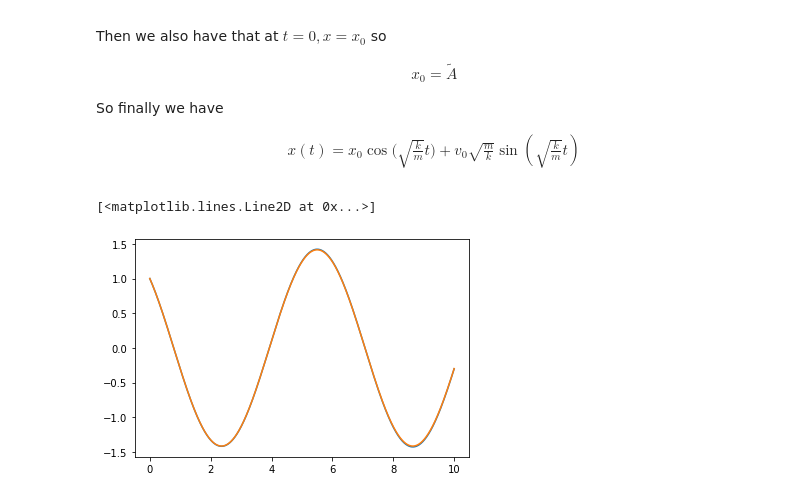
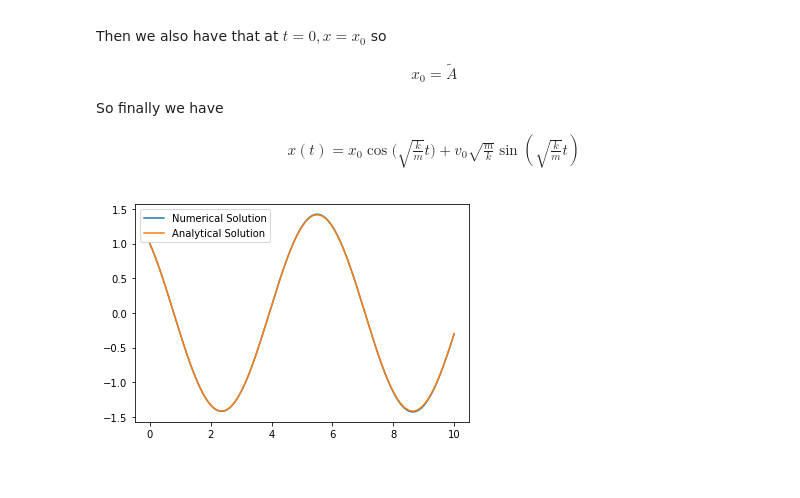
Before and after one commit to BenjaminWills/differential-equation-solver, a Jupyter notebook: eulers_method/euler_example.ipynb, the cells around one changed output. Drawn from its saved outputs; the diff is of its cells as text; code cells hidden in the pictures.

```diff
--- a/eulers_method/euler_example.ipynb
+++ b/eulers_method/euler_example.ipynb
@@ -199,8 +201,9 @@ x,y = second_order_euler(
     num_steps = 5_000
 )
 # %%
-plt.plot(x,y)
-plt.plot(x,analyitical_SHM(x,k,m,x_0,v_0))
+plt.plot(x,y, label = "Numerical Solution")
+plt.plot(x,analyitical_SHM(x,k,m,x_0,v_0), label = "Analytical Solution")
+plt.legend()
+plt.show()
 # %% [output]
-[<matplotlib.lines.Line2D at 0x...>]
-[figure, old version]
+[figure, new version]
```
Also changed, not shown: parts of 2 cells of this notebook.
